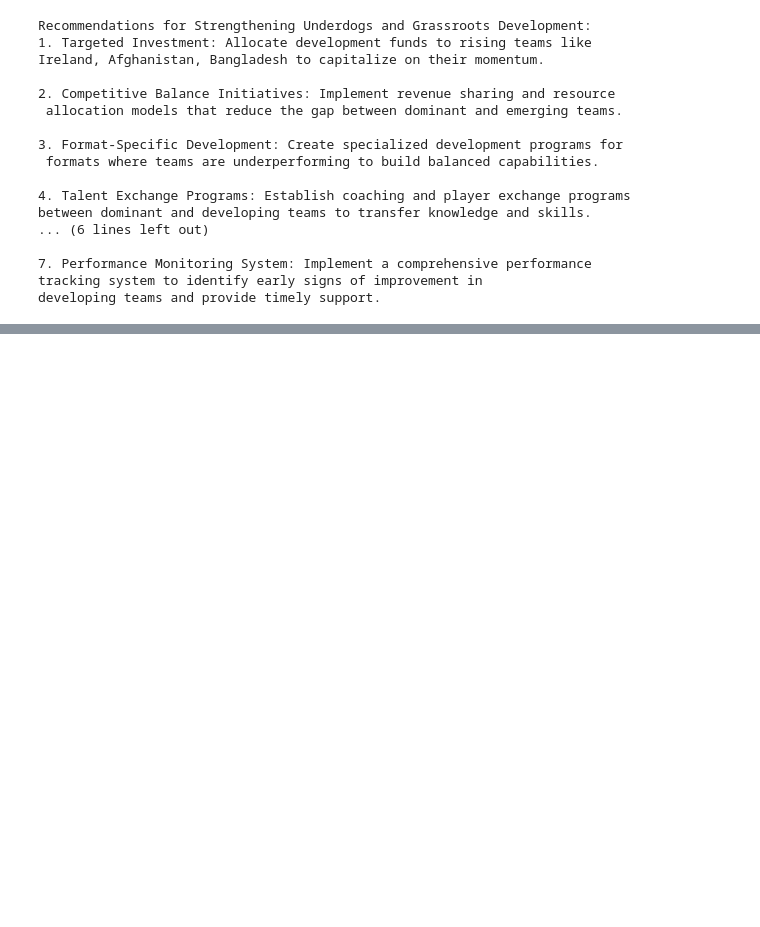
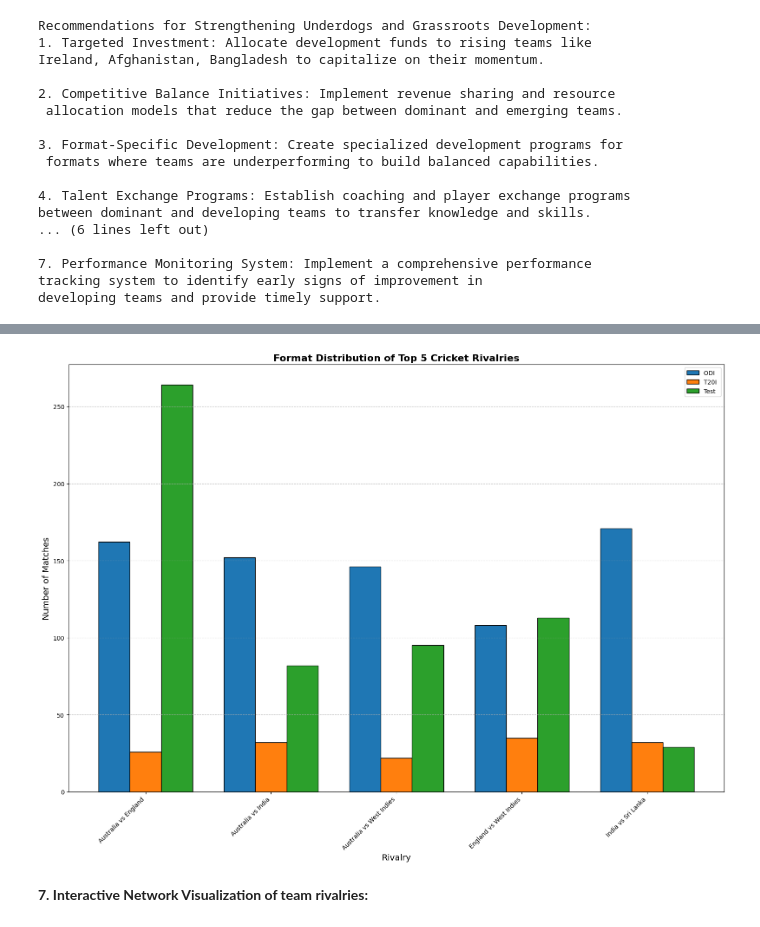
Before and after one commit to RussDai/Projects, a Jupyter notebook: 02_Data_Visuallization/01_Test_Nations_Data_Analysis/src/team_performance_and_rivalry_analysis.ipynb, the cells around one changed output, grey strips where cells are left out. Saved outputs shown, nothing was run; the diff lists cells and outputs as text; code cells hidden in the pictures; blank space fills up the shorter version.

```diff
--- a/02_Data_Visuallization/01_Test_Nations_Data_Analysis/src/team_performance_and_rivalry_analysis.ipynb
+++ b/02_Data_Visuallization/01_Test_Nations_Data_Analysis/src/team_performance_and_rivalry_analysis.ipynb
@@ -1322,0 +2004,4 @@ developing teams and provide timely support.
+# %%
+# Get the top 5 rivalries overall
+top5_rivalries = h2h_stats.sort_values('total_matches', ascending=False).head(5)
+top5_rivalries
@@ -1322,0 +2015,3 @@ developing teams and provide timely support.
+# %%
+top5_pairs = list(zip(top5_rivalries['team_A'], top5_rivalries['team_B']))
+top5_pairs
@@ -1322,0 +2024,6 @@ developing teams and provide timely support.
+# %%
+# Filter format stats for top 5 rivalries
+top_rivalry_formats = format_stats[
+    format_stats.apply(lambda x: (x['team_A'], x['team_B']) in top5_pairs, axis=1)
+]
+top_rivalry_formats
@@ -1322,0 +2047,4 @@ developing teams and provide timely support.
+# %%
+# Create a readable matchup column
+top_rivalry_formats['matchup'] = top_rivalry_formats['team_A'] + ' vs ' + top_rivalry_formats['team_B']
+top_rivalry_formats
@@ -1322,0 +2096,48 @@ developing teams and provide timely support.
+# %%
+# Create a grouped bar chart for format-specific rivalry analysis
+plt.figure(figsize=(16, 12))
+
+# Get unique formats
+formats = top_rivalry_formats['format'].unique()
+matchups = top_rivalry_formats['matchup'].unique()
+
+# Set up the plot
+bar_width = 0.25
+index = np.arange(len(matchups))
+
+# Plot bars for each format
+for i, format_name in enumerate(formats):
+    format_data = top_rivalry_formats[top_rivalry_formats['format'] == format_name]
+    format_data = format_data.set_index('matchup')
+
+    # Ensure all matchups are in the data
+    matches_by_matchup = [format_data.loc[m, 'format_matches'] if m in format_data.index else 0 for m in matchups]
+
+    plt.bar(
+        index + i*bar_width,
+        matches_by_matchup,
+        bar_width,
+        label=format_name,
+        edgecolor='black',
+        linewidth=1
+    )
+
+# Add chart title and labels
+plt.title('Format Distribution of Top 5 Cricket Rivalries', fontsize=16, fontweight='bold')
+plt.xlabel('Rivalry', fontsize=14)
+plt.ylabel('Number of Matches', fontsize=14)
+plt.xticks(index + bar_width, matchups, rotation=45, ha='right')
+plt.legend()
+
+# Add a grid for better readability
+plt.grid(axis='y', linestyle='--', alpha=0.7)
+
+# Adjust layout to prevent clipping of labels
+plt.tight_layout()
+
+# Display the chart
+plt.show()
+# %% [output]
+[figure, added]
+# %% [markdown]
+**7.  Interactive Network Visualization of team rivalries:**
```
Also changed, not shown: parts of 83 cells of this notebook, 1 other file.
